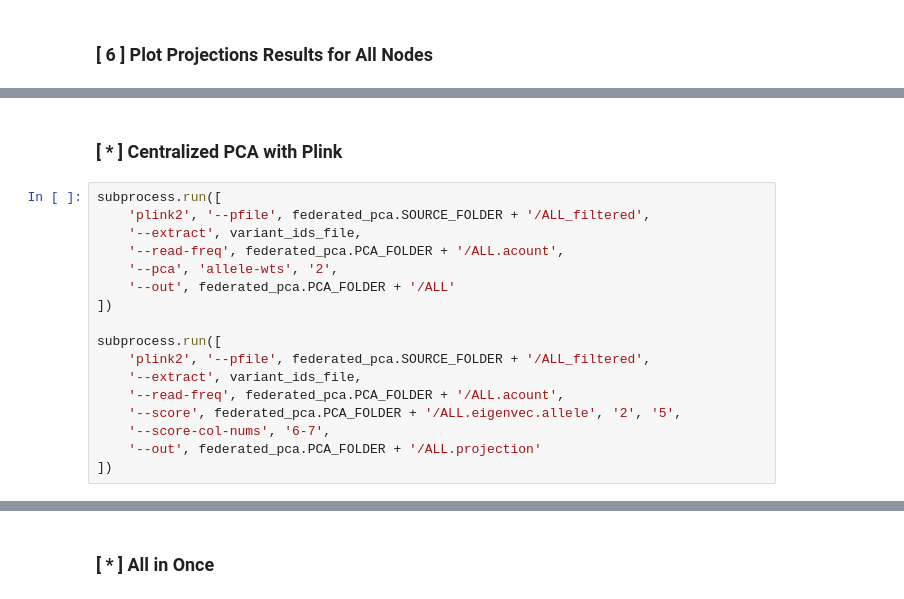
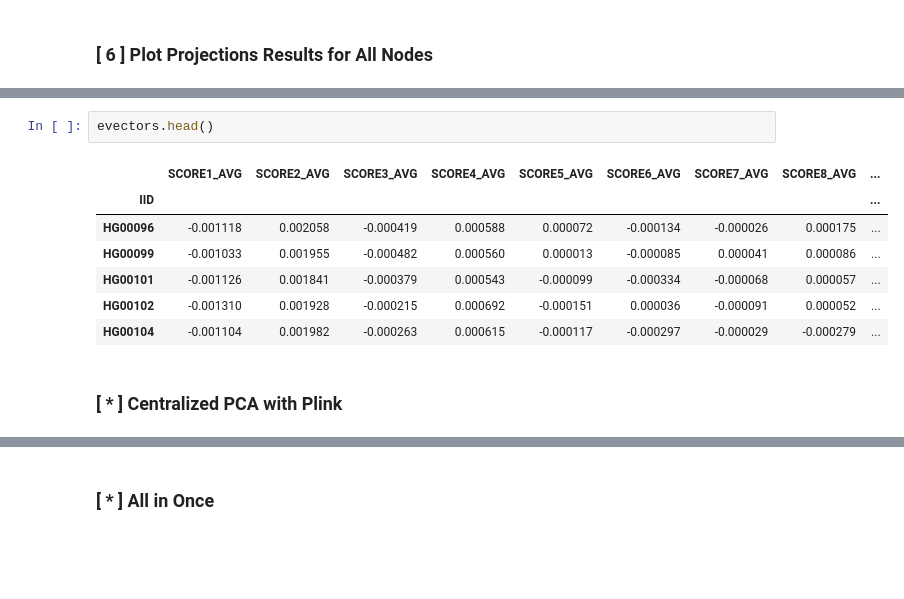
Before and after one commit to genxnetwork/fl-genomics, a Jupyter notebook: src/JupyterNotebooks/Federated PCA Demostration on 1000 Genomes Data.ipynb, the cells around one changed output, grey strips where cells are left out. Cells and saved outputs as stored; diff of their text form; blank space fills up the shorter version.

```diff
--- a/src/JupyterNotebooks/Federated PCA Demostration on 1000 Genomes Data.ipynb
+++ b/src/JupyterNotebooks/Federated PCA Demostration on 1000 Genomes Data.ipynb
@@ -92,19 +134,12 @@ plt.show()
+# %%
+evectors.head()
+# %% [output]
+|  | SCORE1_AVG | SCORE2_AVG | SCORE3_AVG | SCORE4_AVG | SCORE5_AVG | SCORE6_AVG | SCORE7_AVG | SCORE8_AVG | ... |
+| IID |  |  |  |  |  |  |  |  | ... |
+| HG00096 | -0.001118 | 0.002058 | -0.000419 | 0.000588 | 0.000072 | -0.000134 | -0.000026 | 0.000175 | ... |
+| HG00099 | -0.001033 | 0.001955 | -0.000482 | 0.000560 | 0.000013 | -0.000085 | 0.000041 | 0.000086 | ... |
+| HG00101 | -0.001126 | 0.001841 | -0.000379 | 0.000543 | -0.000099 | -0.000334 | -0.000068 | 0.000057 | ... |
+| HG00102 | -0.001310 | 0.001928 | -0.000215 | 0.000692 | -0.000151 | 0.000036 | -0.000091 | 0.000052 | ... |
+| HG00104 | -0.001104 | 0.001982 | -0.000263 | 0.000615 | -0.000117 | -0.000297 | -0.000029 | -0.000279 | ... |
 # %% [markdown]
 ### [ * ] Centralized PCA with Plink
-# %%
-subprocess.run([
-    'plink2', '--pfile', federated_pca.SOURCE_FOLDER + '/ALL_filtered',
-    '--extract', variant_ids_file,
-    '--read-freq', federated_pca.PCA_FOLDER + '/ALL.acount',
-    '--pca', 'allele-wts', '2',
-    '--out', federated_pca.PCA_FOLDER + '/ALL'
-])
-
-subprocess.run([
-    'plink2', '--pfile', federated_pca.SOURCE_FOLDER + '/ALL_filtered',
-    '--extract', variant_ids_file,
-    '--read-freq', federated_pca.PCA_FOLDER + '/ALL.acount',
-    '--score', federated_pca.PCA_FOLDER + '/ALL.eigenvec.allele', '2', '5',
-    '--score-col-nums', '6-7',
-    '--out', federated_pca.PCA_FOLDER + '/ALL.projection'
-])
```
Also changed, not shown: parts of 18 cells of this notebook, 14 other files.
